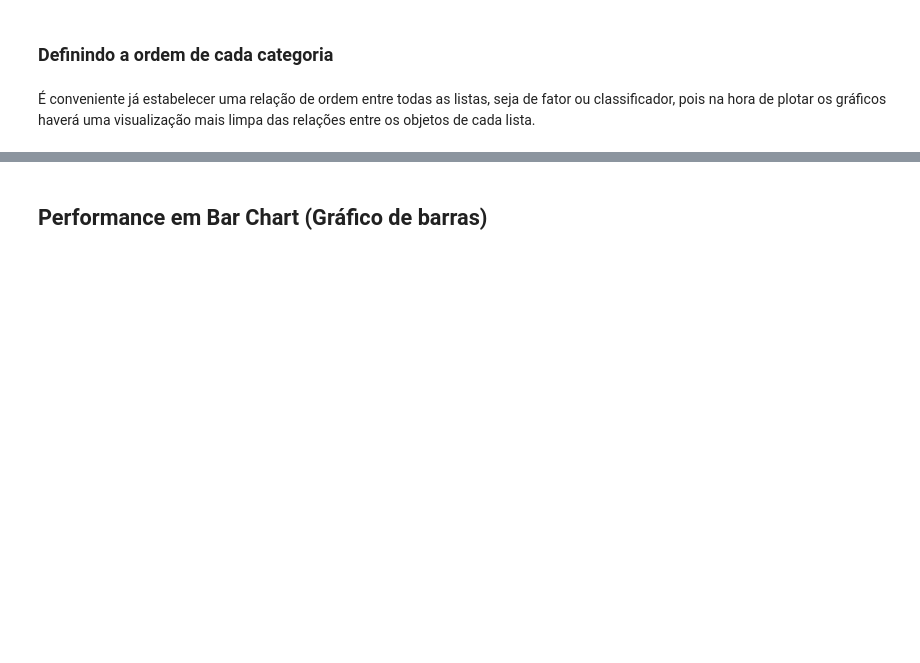
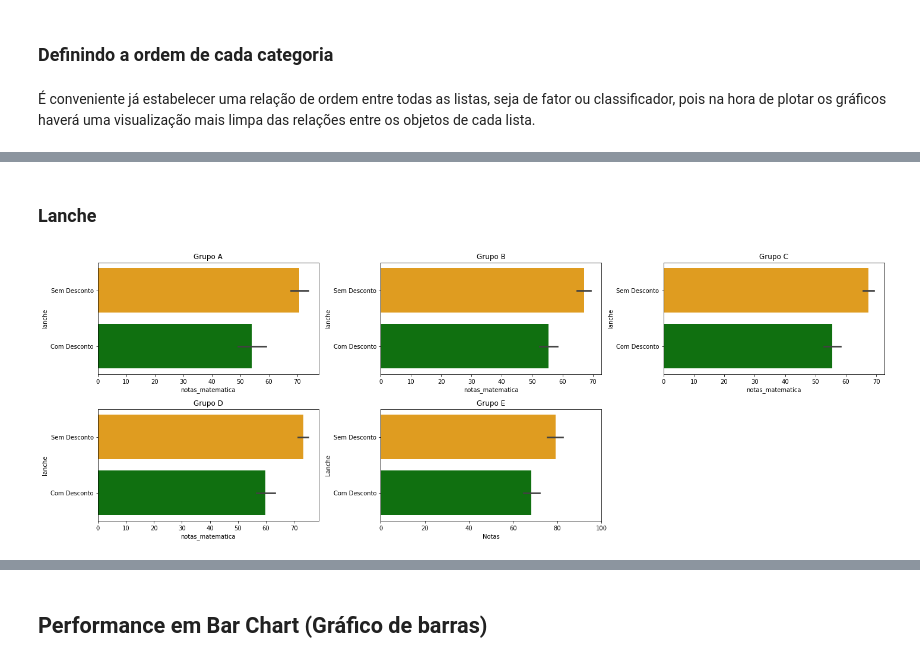
Before and after one commit to iaracastro/Students-Performance-AEDV, a Jupyter notebook: Relatório da análise exploratória.ipynb, the cells around one changed output, grey strips where cells are left out. Cells and saved outputs as stored; diff of their text form; code cells hidden in the pictures; blank space fills up the shorter version.

```diff
--- a/Relatório da análise exploratória.ipynb
+++ b/Relatório da análise exploratória.ipynb
@@ -643,0 +714,21 @@ order_curso_preparatorio = ["Nenhum", "Completo"]
+# %% [markdown]
+### Lanche
+# %%
+materia = "notas_matematica"
+grupos = ['Grupo A', 'Grupo B', 'Grupo C', 'Grupo D', 'Grupo E']
+
+plt.figure(figsize=(20,10))
+for i,col in enumerate(grupos):
+    query = str(f"grupo_etnico == '{col}'")
+    dfx = df.query(query)
+    axes = plt.subplot(3,3, i + 1)
+    plt.title(col)
+    sns.barplot(data=dfx, x=materia, y="lanche",palette=["orange", "green"],order= order_lanche)
+
+plt.xlabel("Notas")
+plt.ylabel("Lanche")
+plt.xlim(0, 100)
+plt.tight_layout()
+plt.show()
+# %% [output]
+[figure, new version]
```
Also changed, not shown: parts of 41 cells of this notebook, 1 other file.
